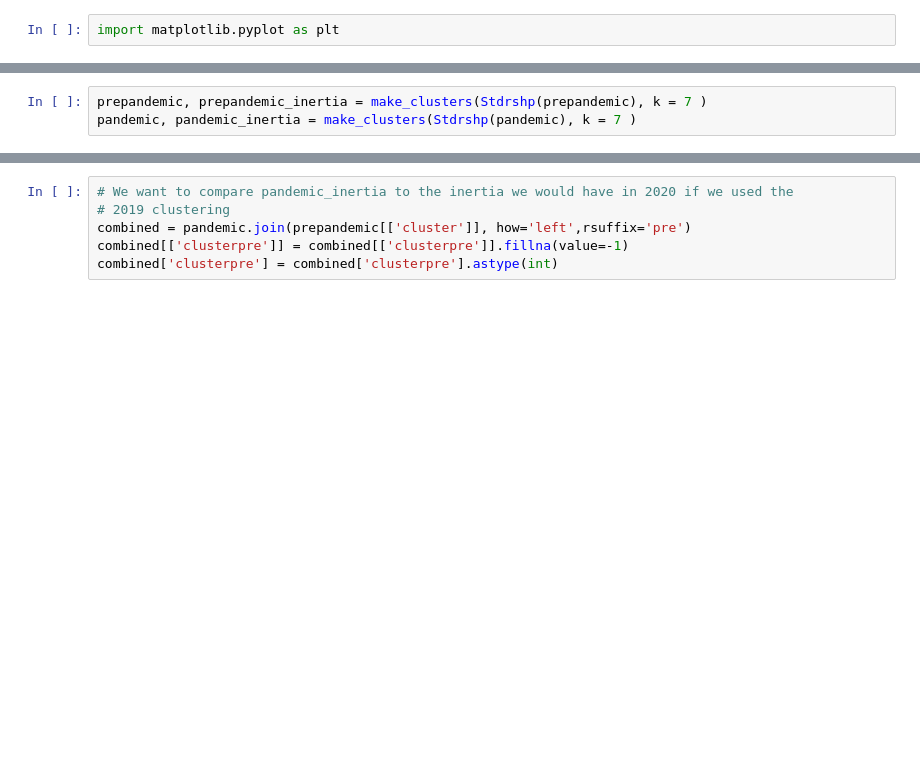
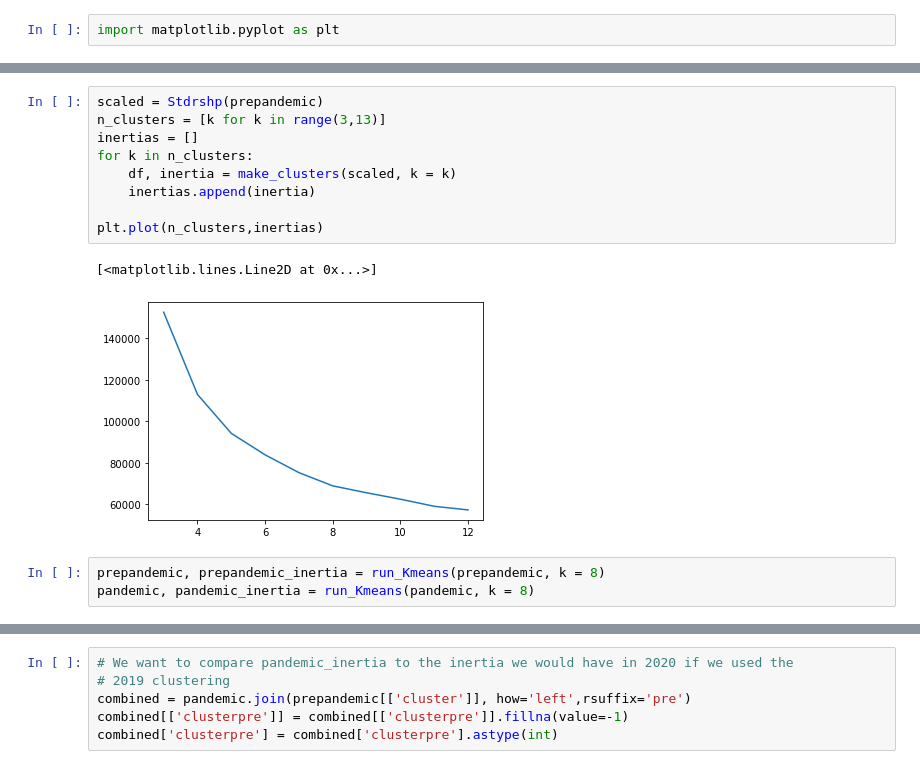
Before and after one commit to hkronenb/HK_DATS_Practicum, a Jupyter notebook: notebooks/Places Clustering First Try.ipynb, the cells around one changed output, grey strips where cells are left out. Saved outputs shown, nothing was run; the diff lists cells and outputs as text; blank space fills up the shorter version.

```diff
--- a/notebooks/Places Clustering First Try.ipynb
+++ b/notebooks/Places Clustering First Try.ipynb
@@ -125,6 +128,18 @@ plt.plot(n_clusters,inertias)
+# %%
+scaled = Stdrshp(prepandemic)
+n_clusters = [k for k in range(3,13)]
+inertias = []
+for k in n_clusters:
+    df, inertia = make_clusters(scaled, k = k)
+    inertias.append(inertia)
+
+plt.plot(n_clusters,inertias)
+# %% [output]
+[<matplotlib.lines.Line2D at 0x...>]
+[figure, added]
 # %%
-prepandemic, prepandemic_inertia = make_clusters(Stdrshp(prepandemic), k = 7 )
-pandemic, pandemic_inertia = make_clusters(Stdrshp(pandemic), k = 7 )
+prepandemic, prepandemic_inertia = run_Kmeans(prepandemic, k = 8)
+pandemic, pandemic_inertia = run_Kmeans(pandemic, k = 8)
 # %%
 pandemic_inertia
 # %% [output]
```
Also changed, not shown: parts of 20 cells of this notebook, 2 other files.
